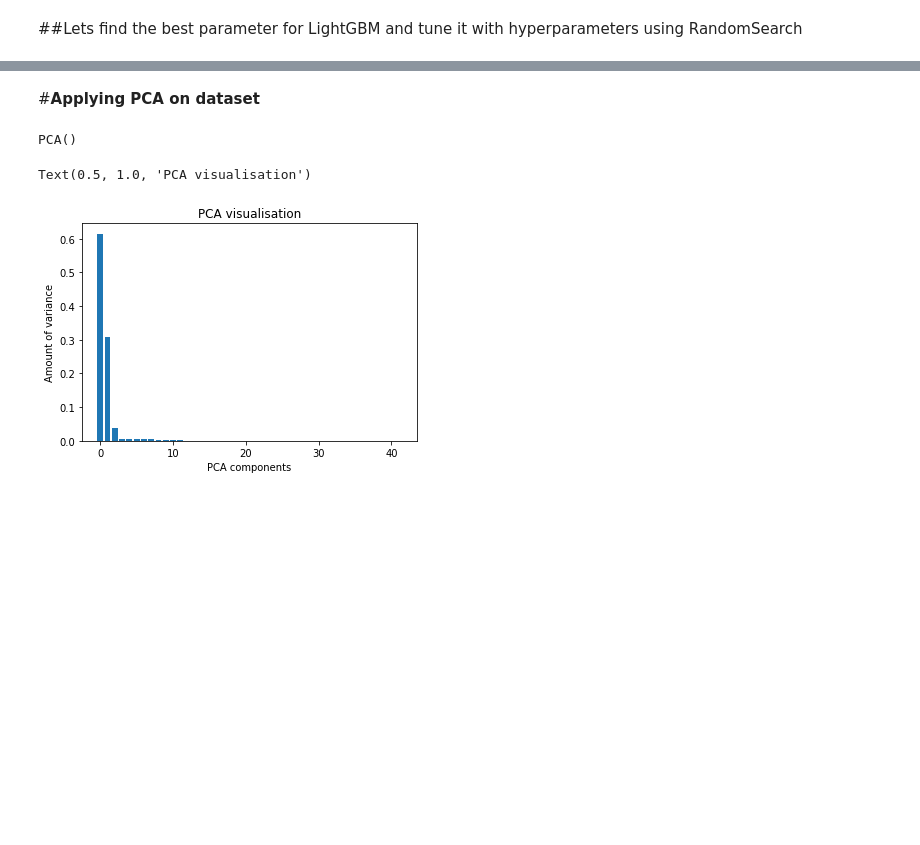
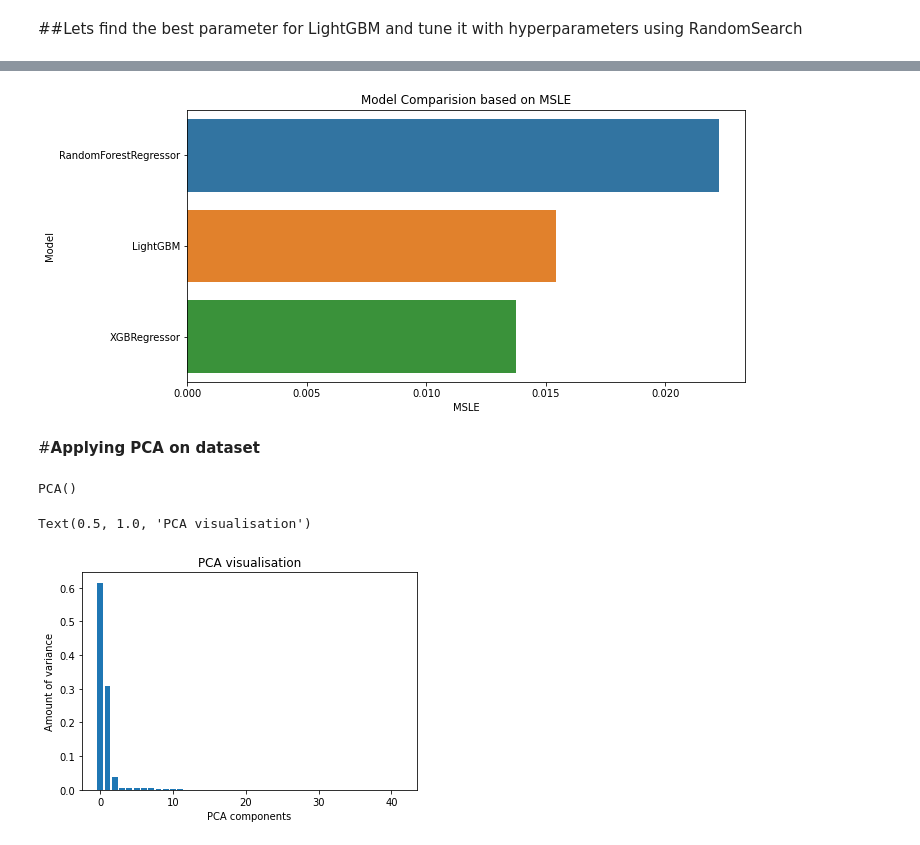
Before and after one commit to Shrut26/Flight-Ticket-Price-Prediction, a Jupyter notebook: Flight_Ticket_Price_Prediction.ipynb, the cells around one changed output, grey strips where cells are left out. Saved outputs shown, nothing was run; the diff lists cells and outputs as text; code cells hidden in the pictures; blank space fills up the shorter version.

```diff
--- a/Flight_Ticket_Price_Prediction.ipynb
+++ b/Flight_Ticket_Price_Prediction.ipynb
@@ -747,3 +756,9 @@ plt.title("Model Comparision based on Testing Score based on R2- score");
+# %%
+plt.figure(figsize = (10 , 5))
+sns.barplot(y = "Model" , x = "MSLE" , data = final_testing_score)
+plt.title("Model Comparision based on MSLE");
+# %% [output]
+[figure, added]
 # %% [markdown]
 #**Applying PCA on dataset**
 # %%
```
Also changed, not shown: parts of 36 cells of this notebook.
